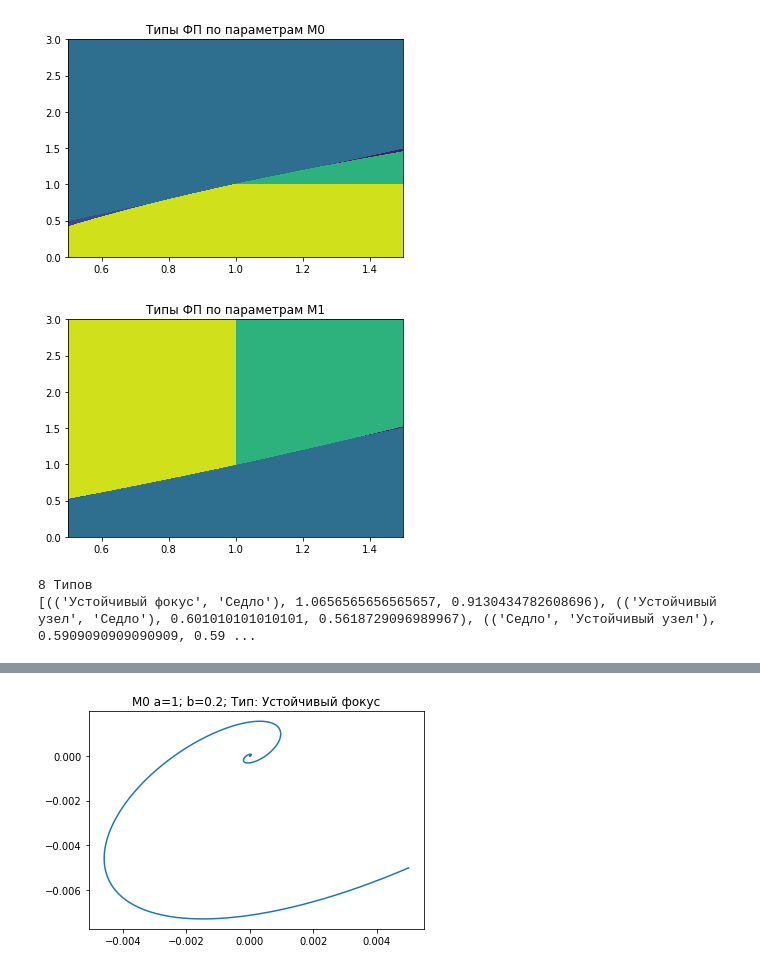
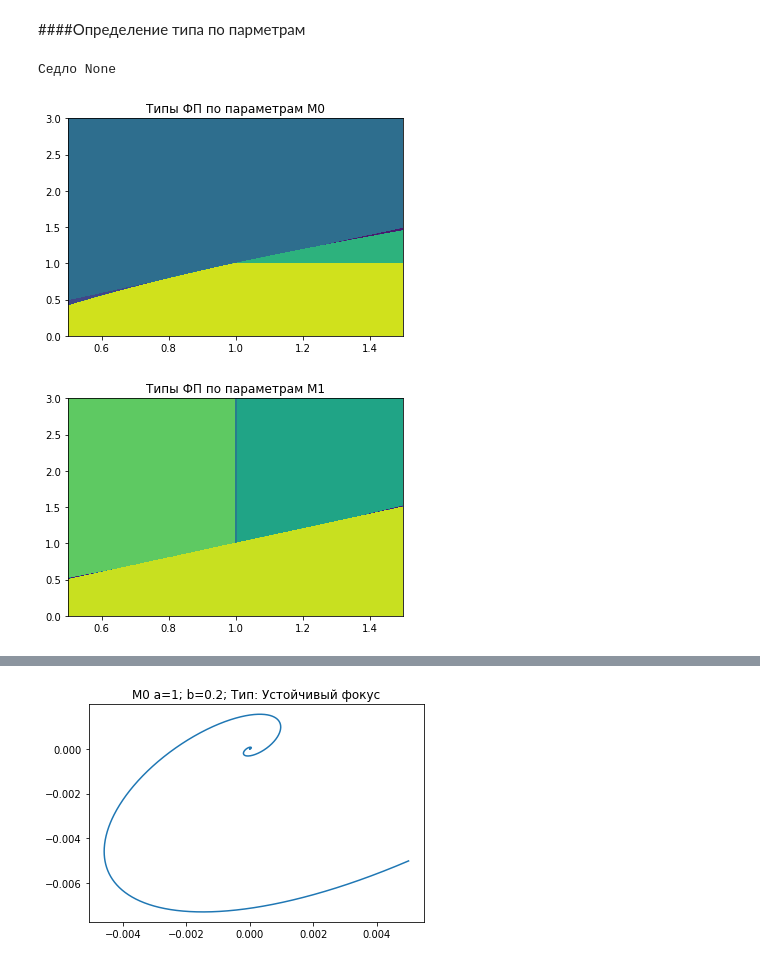
Before and after one commit to SergeyPishchulov/CurrencyConverter, a Jupyter notebook: Копия_"ДУ_№6_Климатическая_модель_ipynb".ipynb, the cells around one changed output, grey strips where cells are left out. Saved outputs shown, nothing was run; the diff lists cells and outputs as text; code cells hidden in the pictures.

```diff
--- a/Копия_"ДУ_№6_Климатическая_модель_ipynb".ipynb
+++ b/Копия_"ДУ_№6_Климатическая_модель_ipynb".ipynb
@@ -9,11 +9,7 @@ import random
 import pylab
 import math
 # %%
-
-
-a_line=np.linspace(0.5, 1.5, 1000)
-b_line=np.linspace(0, 3, 1000)
-xx, yy = np.meshgrid(a_line, b_line)
+EPSILON = 2.5 * 1e-3
 
 def get_d_m0(a,b): return b**2+2*b-4*a+1
 def get_d_m1(a,b): return a**2+6*a-8*b+1
@@ -28,18 +24,25 @@ def get_lambda_m1(a,b, d):
   l2=(a-1-cmath.sqrt(d))/2
   return l1,l2
 
-def get_color(a, b, get_d, get_lambda):
+def get_lambda_m2(a, b, d):
+  l1=(a-1+cmath.sqrt(d))/2
+  l2=(a-1-cmath.sqrt(d))/2
+  return l1,l2
+
+def get_color(a, b, get_d, get_lambda, epsilon=2.5 * 1e-3):
+    if b<=a and get_lambda==get_lambda_m1:
+      return 6
     d=get_d(a,b)
     l1, l2 = get_lambda(a,b, d)
-    if d>=0:
-      if l1.real > 0 and l2.real>0:
+    if d >= -epsilon:
+      if l1.real > epsilon and l2.real>epsilon:
         return 0 # Неустойчивый узел
-      if l1.real<0 and l2.real<0:
+      if l1.real < -epsilon and l2.real < -epsilon:
         return 1 # Устойчивый узел
       return 2 # Седло
-    if l1.real==0:
+    if abs(l1.real) < epsilon:
       return 3 # Центр
-    if l1.real>0:
+    if l1.real > 0:
       return 4 # Неустойчивый фокус
     return 5 # Устойчивый фокус
 
@@ -56,12 +59,6 @@ def get_portarit_type(c):
     return "Неустойчивый фокус"
   if c==5:
     return "Устойчивый фокус"
-
-def get_portarit_type_by_parameters(a,b, eq_point):
-  if eq_point=="m0":
-    get_d, get_lambda =get_d_m0, get_lambda_m0
-  if eq_point=="m1":
-    get_d, get_lambda =get_d_m1, get_lambda_m1
-  color=get_color(a,b,get_d, get_lambda)
-  return get_portarit_type(color)
+  if c==6:
+    return None #Не существует
 # %% [markdown]
@@ -69,43 +141,30 @@ def get_portarit_type_by_parameters(a,b, eq_point):
+# %% [markdown]
+####Определение типа по парметрам
+# %%
+a=1
+b=1
+print(get_portarit_type_by_parameters(a,b,'m0'), get_portarit_type_by_parameters(a,b,'m1'))
+# %% [output]
+Седло None
 # %%
+a_line=np.linspace(0.5, 1.5, 1001)
+b_line=np.linspace(0, 3, 1001)
+xx, yy = np.meshgrid(a_line, b_line)
+
 colors_m0 = np.vectorize(get_color)(xx, yy, get_d_m0, get_lambda_m0)
 h = plt.contourf(a_line, b_line, colors_m0)
 plt.title("Типы ФП по параметрам М0")
+# for i in range(6):
+#   h.collections[i].set_label("a")
 plt.axis()
+# plt.legend()
 plt.show()
 
 colors_m1 = np.vectorize(get_color)(xx, yy, get_d_m1, get_lambda_m1)
 h = plt.contourf(a_line, b_line, colors_m1, levels=6)
 plt.title("Типы ФП по параметрам М1")
 plt.axis()
 plt.show()
 # %% [output]
 [figure]
-[figure, old version]
+[figure, new version]
-# %%
-def mean(s):
-  l=sorted(list(s))
-  middleIndex = int((len(l) - 1)/2)
-  return l[middleIndex]
-
-def get_all_portrait_types():
-  al=np.linspace(0.5, 1.5, 100)
-  bl=np.linspace(0, 3, 300)
-  params_by_type={}
-  for a in al:
-    for b in bl:
-      t0=get_portarit_type_by_parameters(a,b,'m0')
-      t1=get_portarit_type_by_parameters(a,b,'m1')
-      p=(t0,t1)
-      if not p in params_by_type: params_by_type[p]=set()
-      params_by_type[p].add((a,b))
-  res=[]
-  for t in params_by_type:
-    a,b=mean(params_by_type[t])
-    res.append((t, a, b))
-  return res
-types=get_all_portrait_types()
-print(len(types),"Типов")
-print(types)
-# %% [output]
-8 Типов
-[(('Устойчивый фокус', 'Седло'), 1.0656565656565657, 0.9130434782608696), (('Устойчивый узел', 'Седло'), 0.601010101010101, 0.5618729096989967), (('Седло', 'Устойчивый узел'), 0.5909090909090909, 0.59 ...
```
Also changed, not shown: parts of 49 cells of this notebook.
